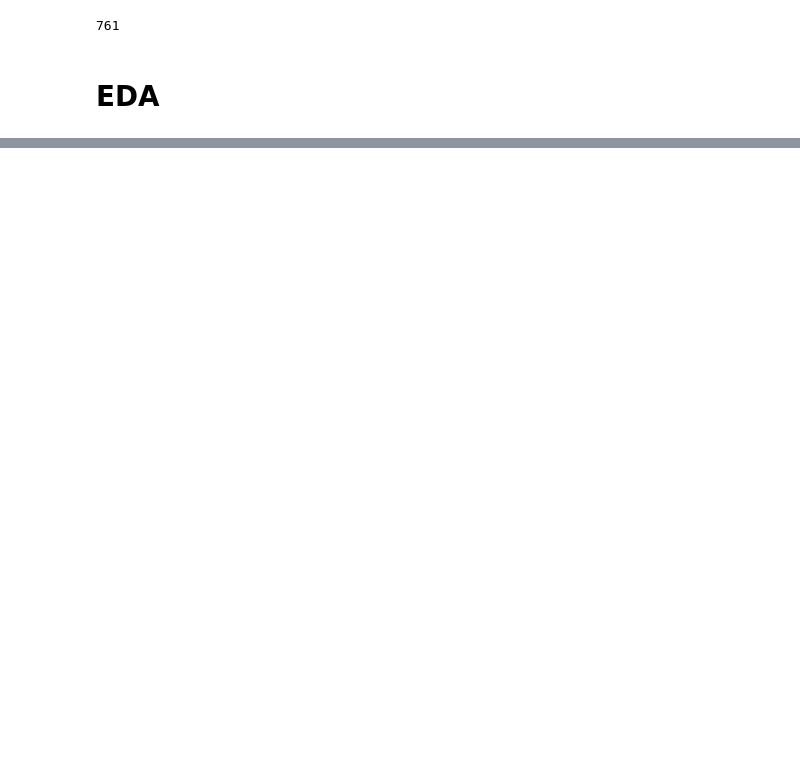
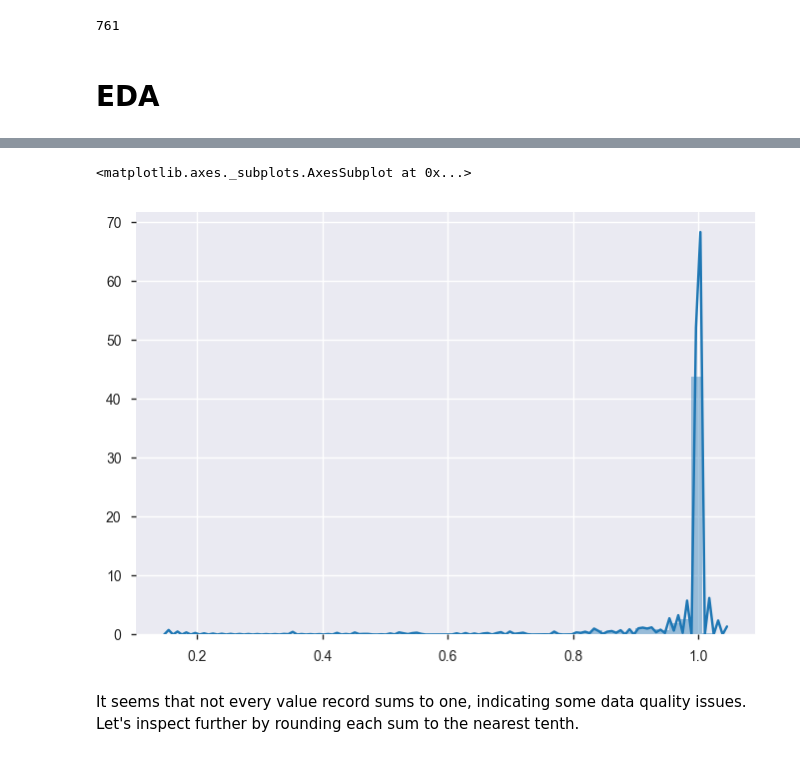
Before and after one commit to GSA/contracting-hypotheses, a Jupyter notebook: panel_regression.ipynb, the cells around one changed output, grey strips where cells are left out. Cells and saved outputs as stored; diff of their text form; code cells hidden in the pictures; blank space fills up the shorter version.

Commit message:
DOC: update doc and discuss data issues (#3)

```diff
--- a/panel_regression.ipynb
+++ b/panel_regression.ipynb
@@ -14,8 +17,6 @@ from linearmodels.panel import PanelOLS
 # %%
 # read data file, convert to csv
-df = pd.read_excel('fpds_rates.xlsx')
-df.to_csv('fpds_rates.csv')
-data = pd.read_csv('fpds_rates.csv')
+data = pd.read_excel('data/fpds_rates.xlsx')
 # %%
 data.columns
 # %% [output]
@@ -127,4 +100,0 @@ only using cleaned data w/o transformations
-# %%
-year = pd.Categorical(data1.FiscalYear)
-data1 = data1.set_index(['contracting_agency_name','FiscalYear'])
-data1['FiscalYear'] = year
@@ -330,0 +101,2 @@ Included effects: Entity, Time
+# %%
+df = data1[['SdbRate', 'OneBidRate', 'NotCompRate', 'EffCompRate', 'FiscalYear', 'contracting_agency_name']]
@@ -330,0 +111,8 @@ Included effects: Entity, Time
+# %%
+sum_to_one = df['OneBidRate'] + df['EffCompRate']
+sns.distplot(sum_to_one)
+# %% [output]
+<matplotlib.axes._subplots.AxesSubplot at 0x...>
+[figure, added]
+# %% [markdown]
+It seems that not every value record sums to one, indicating some data quality issues. Let's inspect further by rounding each sum to the nearest tenth.
```
Also changed, not shown: parts of 50 cells of this notebook.
